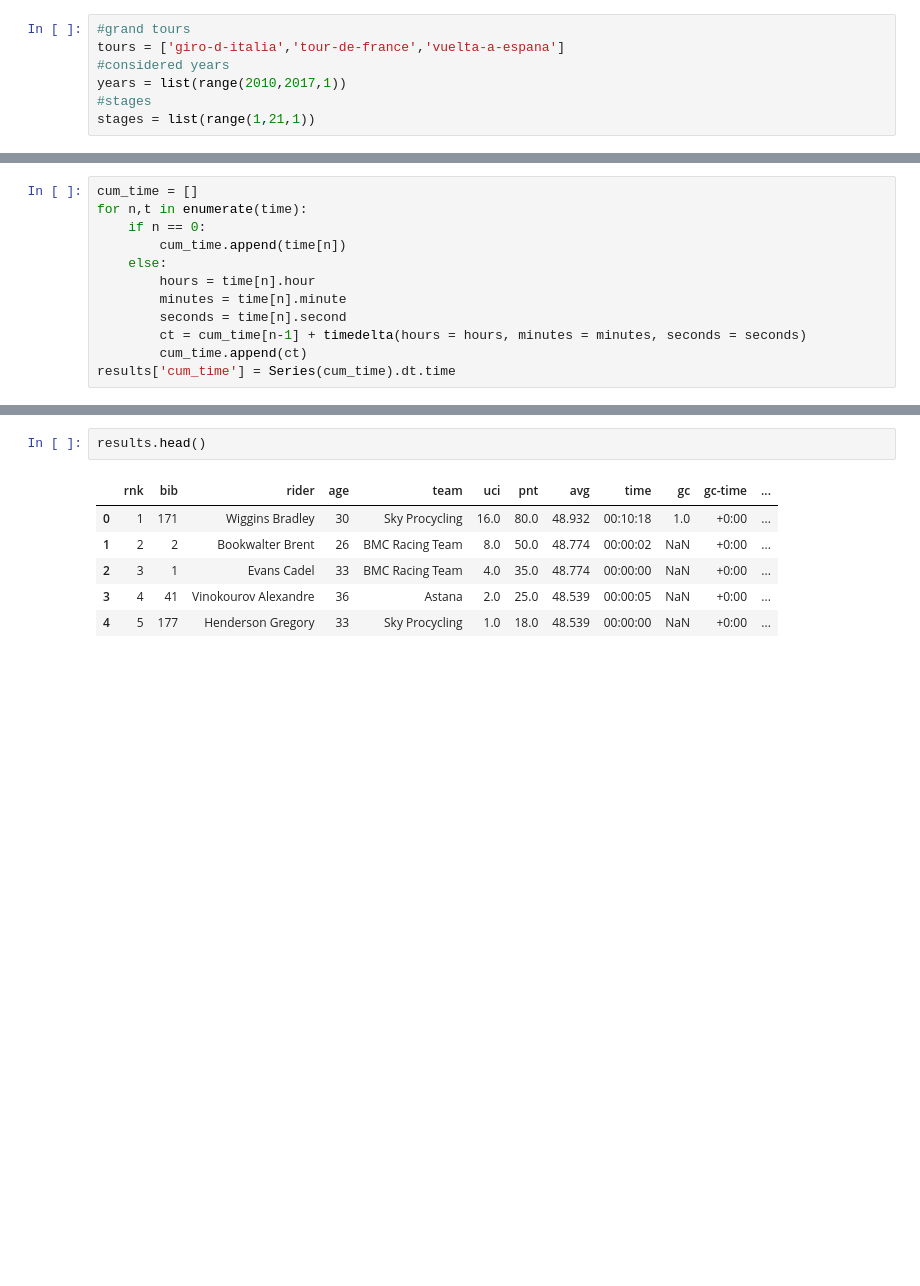
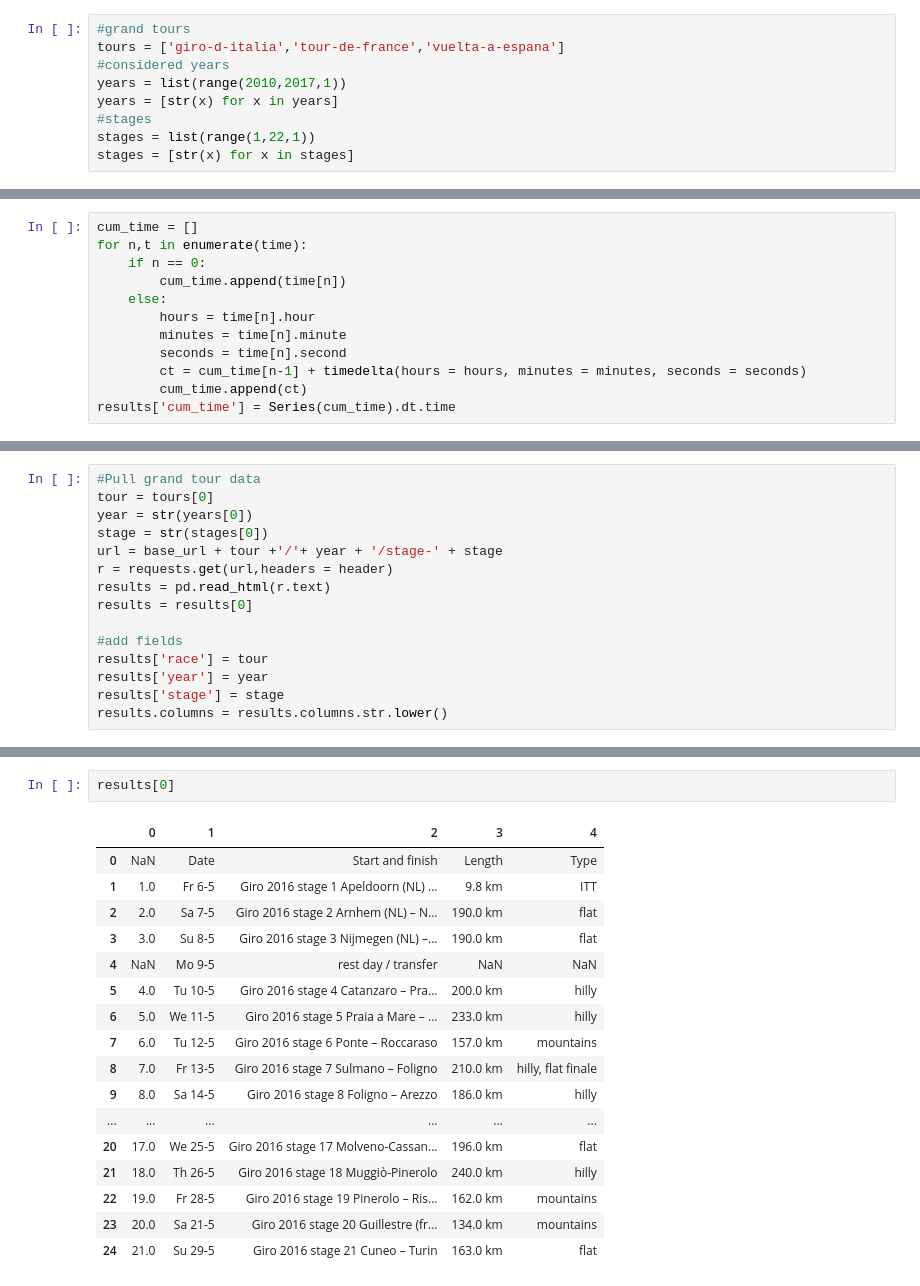
Before and after one commit to HDaniels1991/cycling_predictions, a Jupyter notebook: cycling_data.ipynb, the cells around one changed output, grey strips where cells are left out. Saved outputs shown, nothing was run; the diff lists cells and outputs as text; blank space fills up the shorter version.

Commit message:
new branch, new time funcs

```diff
--- a/cycling_data.ipynb
+++ b/cycling_data.ipynb
@@ -30,8 +22,10 @@ base_url = 'https://www.procyclingstats.com/race/'
 tours = ['giro-d-italia','tour-de-france','vuelta-a-espana']
 #considered years
 years = list(range(2010,2017,1))
+years = [str(x) for x in years]
 #stages
-stages = list(range(1,21,1))
+stages = list(range(1,22,1))
+stages = [str(x) for x in stages]
 # %%
 #Pull grand tour data
 tour = tours[0]
@@ -86,0 +124,15 @@ results['cum_time'] = Series(cum_time).dt.time
+# %%
+#Pull grand tour data
+tour = tours[0]
+year = str(years[0])
+stage = str(stages[0])
+url = base_url + tour +'/'+ year + '/stage-' + stage
+r = requests.get(url,headers = header)
+results = pd.read_html(r.text)
+results = results[0]
+
+#add fields
+results['race'] = tour
+results['year'] = year
+results['stage'] = stage
+results.columns = results.columns.str.lower()
@@ -87,9 +160,20 @@ results['cum_time'] = Series(cum_time).dt.time
 # %%
-results.head()
+results[0]
 # %% [output]
-|  | rnk | bib | rider | age | team | uci | pnt | avg | time | gc | gc-time | ... |
-| 0 | 1 | 171 | Wiggins Bradley | 30 | Sky Procycling | 16.0 | 80.0 | 48.932 | 00:10:18 | 1.0 | +0:00 | ... |
-| 1 | 2 | 2 | Bookwalter Brent | 26 | BMC Racing Team | 8.0 | 50.0 | 48.774 | 00:00:02 | NaN | +0:00 | ... |
-| 2 | 3 | 1 | Evans Cadel | 33 | BMC Racing Team | 4.0 | 35.0 | 48.774 | 00:00:00 | NaN | +0:00 | ... |
-| 3 | 4 | 41 | Vinokourov Alexandre | 36 | Astana | 2.0 | 25.0 | 48.539 | 00:00:05 | NaN | +0:00 | ... |
-| 4 | 5 | 177 | Henderson Gregory | 33 | Sky Procycling | 1.0 | 18.0 | 48.539 | 00:00:00 | NaN | +0:00 | ... |
+|  | 0 | 1 | 2 | 3 | 4 |
+| 0 | NaN | Date | Start and finish | Length | Type |
+| 1 | 1.0 | Fr 6-5 | Giro 2016 stage 1 Apeldoorn (NL) ... | 9.8 km | ITT |
+| 2 | 2.0 | Sa 7-5 | Giro 2016 stage 2 Arnhem (NL) – N... | 190.0 km | flat |
+| 3 | 3.0 | Su 8-5 | Giro 2016 stage 3 Nijmegen (NL) –... | 190.0 km | flat |
+| 4 | NaN | Mo 9-5 | rest day / transfer | NaN | NaN |
+| 5 | 4.0 | Tu 10-5 | Giro 2016 stage 4 Catanzaro – Pra... | 200.0 km | hilly |
+| 6 | 5.0 | We 11-5 | Giro 2016 stage 5 Praia a Mare – ... | 233.0 km | hilly |
+| 7 | 6.0 | Tu 12-5 | Giro 2016 stage 6 Ponte – Roccaraso | 157.0 km | mountains |
+| 8 | 7.0 | Fr 13-5 | Giro 2016 stage 7 Sulmano – Foligno | 210.0 km | hilly, flat finale |
+| 9 | 8.0 | Sa 14-5 | Giro 2016 stage 8 Foligno – Arezzo | 186.0 km | hilly |
+| ... | ... | ... | ... | ... | ... |
+| 20 | 17.0 | We 25-5 | Giro 2016 stage 17 Molveno-Cassan... | 196.0 km | flat |
+| 21 | 18.0 | Th 26-5 | Giro 2016 stage 18 Muggiò-Pinerolo | 240.0 km | hilly |
+| 22 | 19.0 | Fr 28-5 | Giro 2016 stage 19 Pinerolo – Ris... | 162.0 km | mountains |
+| 23 | 20.0 | Sa 21-5 | Giro 2016 stage 20 Guillestre (fr... | 134.0 km | mountains |
+| 24 | 21.0 | Su 29-5 | Giro 2016 stage 21 Cuneo – Turin | 163.0 km | flat |
```
Also changed, not shown: parts of 9 cells of this notebook.
